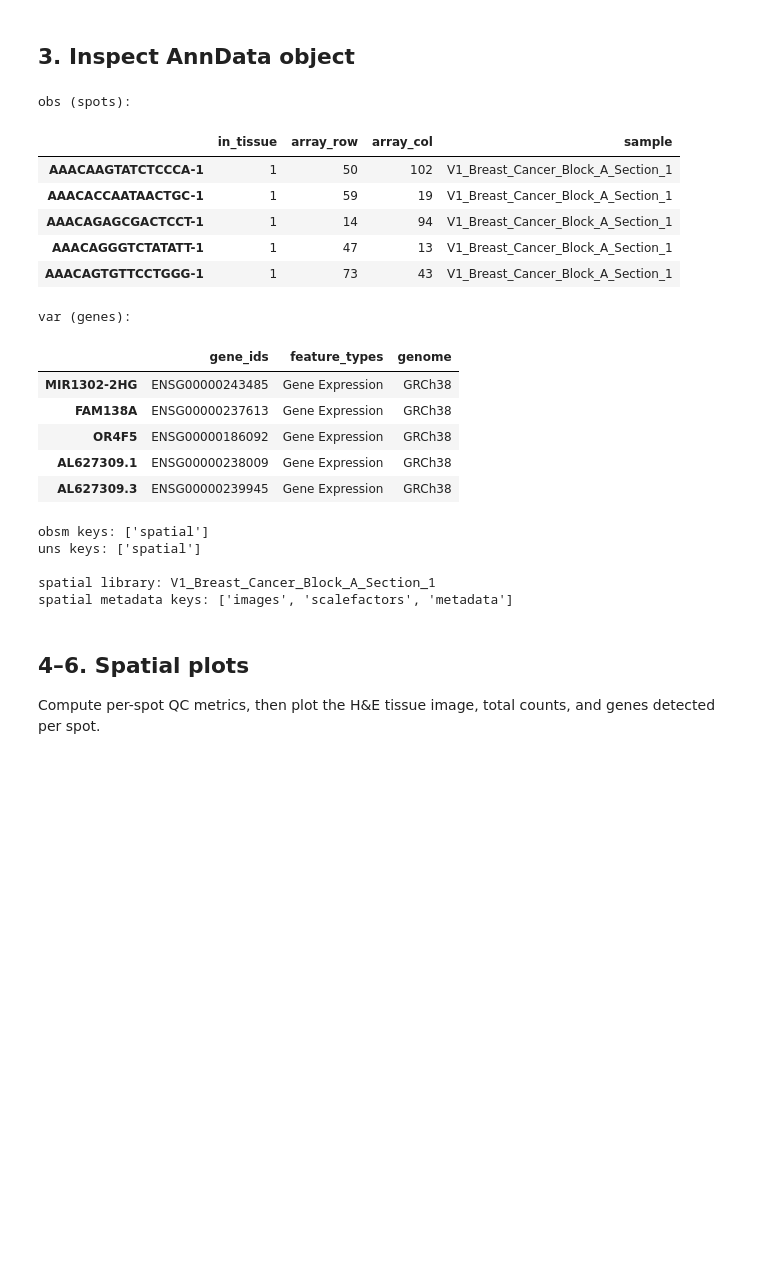
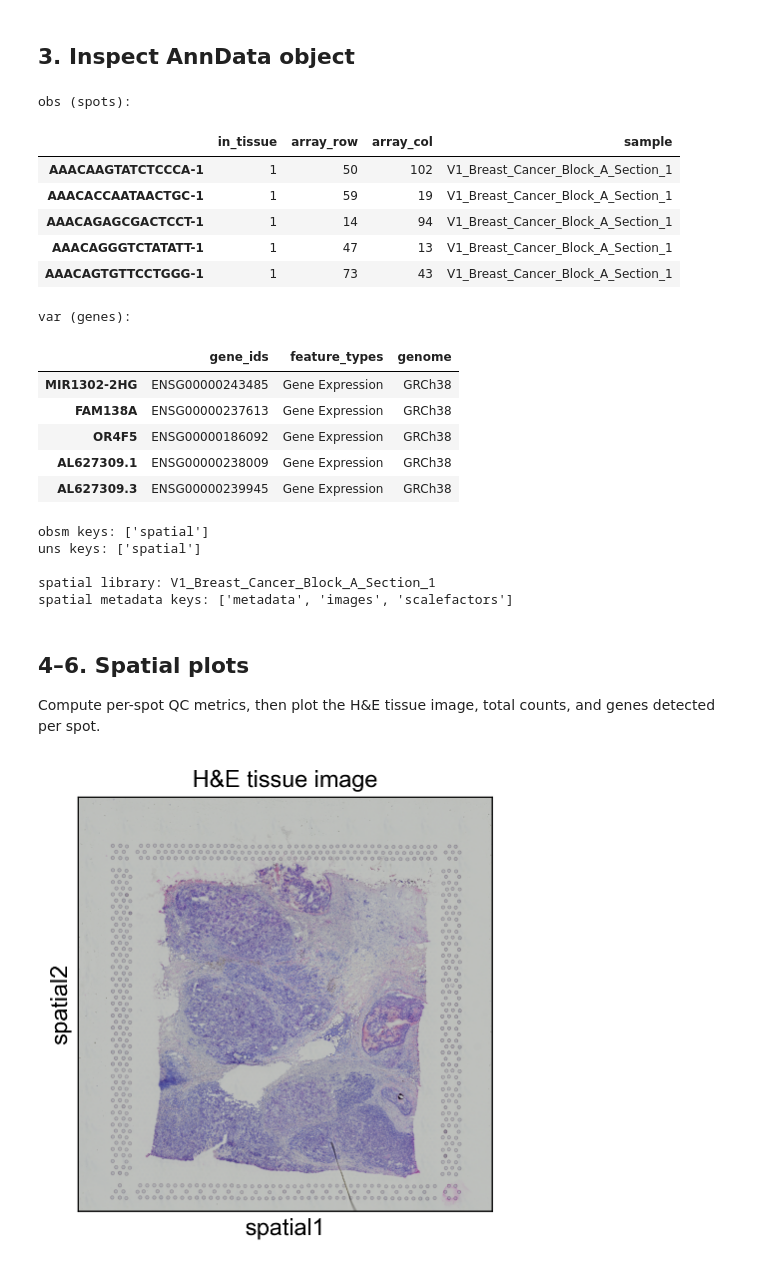
Before and after one commit to dtquocbao/Spatial-AI-for-Breast-Cancer-Tumor-Microenvironment-Mapping, a Jupyter notebook: notebooks/01_visium_breast_cancer_exploration.ipynb, the cells around one changed output. Cells and saved outputs as stored; diff of their text form; code cells hidden in the pictures; blank space fills up the shorter version.

```diff
--- a/notebooks/01_visium_breast_cancer_exploration.ipynb
+++ b/notebooks/01_visium_breast_cancer_exploration.ipynb
@@ -10,7 +10,7 @@ import scanpy as sc
 import squidpy as sq
 
 SAMPLE_ID = "V1_Breast_Cancer_Block_A_Section_1"
-DATA_ROOT = Path("../data")
+DATA_ROOT = Path("../data/raw")
 DATA_DIR = DATA_ROOT / SAMPLE_ID
 FIG_DIR = Path("../outputs/figures")
 
@@ -31,7 +39,10 @@ Data directory: D:\WORKSPACE\Obsidian\Bao's windows\PhD\Biomedical-AI-Research\0
 
 `scanpy.read_visium` reads the filtered feature-barcode matrix and attaches spatial coordinates and H&E images.
 # %%
-adata = sc.read_visium(path=DATA_DIR)
+with warnings.catch_warnings():
+    warnings.filterwarnings("ignore", message="Variable names are not unique")
+    adata = sq.read.visium(path=DATA_DIR)
+
 adata.var_names_make_unique()
 adata.obs["sample"] = SAMPLE_ID
 adata
@@ -75,7 +86,7 @@ obsm keys: ['spatial']
 uns keys: ['spatial']
 
 spatial library: V1_Breast_Cancer_Block_A_Section_1
-spatial metadata keys: ['images', 'scalefactors', 'metadata']
+spatial metadata keys: ['metadata', 'images', 'scalefactors']
 # %% [markdown]
 ## 4–6. Spatial plots
 
@@ -87,7 +98,9 @@ FIG_DIR.mkdir(parents=True, exist_ok=True)
 library_id = list(adata.uns["spatial"].keys())[0]
 # %%
 # Tissue image (H&E)
-sc.pl.spatial(adata, library_id=library_id, color=None, title="H&E tissue image")
+sq.pl.spatial_scatter(adata, library_id=library_id, color=None, title="H&E tissue image")
+# %% [output]
+[figure, added]
 # %%
 # Total counts per spot
 sc.pl.spatial(adata, library_id=library_id, color="total_counts", title="Total counts per spot")
```
Also changed, not shown: parts of 4 cells of this notebook, 1 other file.
